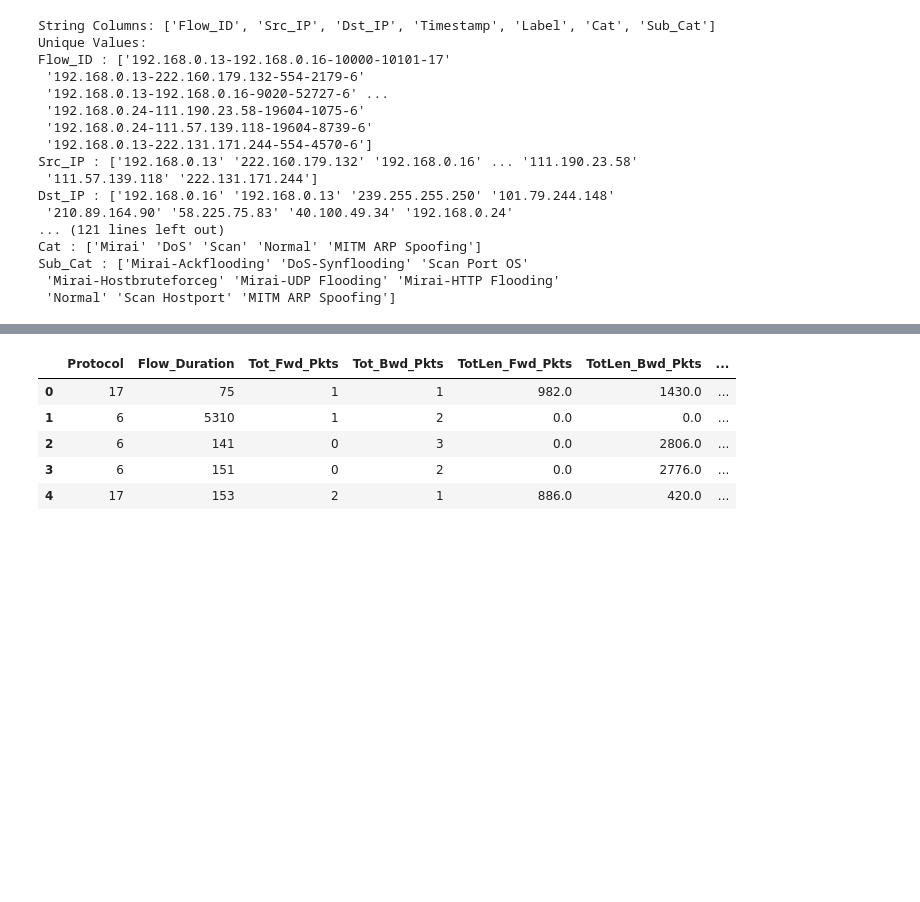
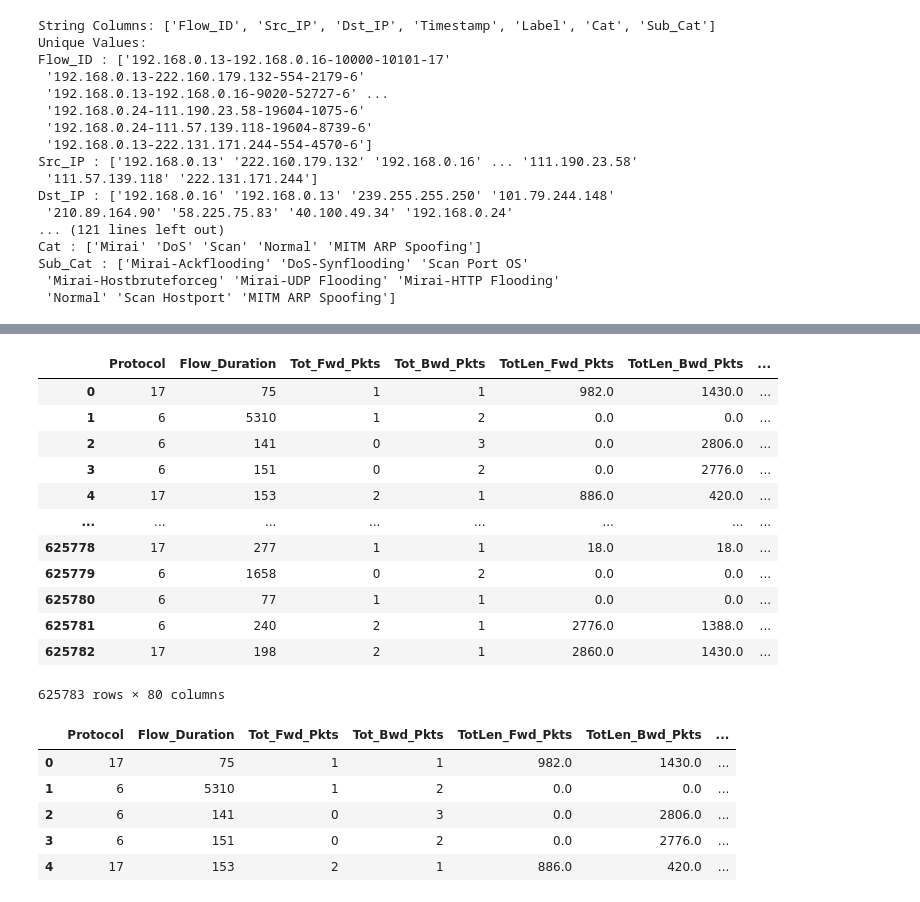
Before and after one commit to nnhieutrung/NIDS-FedML, a Jupyter notebook: src/dataset/split_dataset.ipynb, the cells around one changed output, grey strips where cells are left out. Drawn from its saved outputs; the diff is of its cells as text; code cells hidden in the pictures; blank space fills up the shorter version.

```diff
--- a/src/dataset/split_dataset.ipynb
+++ b/src/dataset/split_dataset.ipynb
@@ -80,0 +101,42 @@ df = df[['Protocol', 'Flow_Duration', 'Tot_Fwd_Pkts', 'Tot_Bwd_Pkts',
+# %%
+# Convert numeric columns to numeric type
+numeric_cols = df[['Protocol', 'Flow_Duration', 'Tot_Fwd_Pkts', 'Tot_Bwd_Pkts',
+       'TotLen_Fwd_Pkts', 'TotLen_Bwd_Pkts', 'Fwd_Pkt_Len_Max',
+       'Fwd_Pkt_Len_Min', 'Fwd_Pkt_Len_Mean', 'Fwd_Pkt_Len_Std',
+       'Bwd_Pkt_Len_Max', 'Bwd_Pkt_Len_Min', 'Bwd_Pkt_Len_Mean',
+       'Bwd_Pkt_Len_Std', 'Flow_Byts/s', 'Flow_Pkts/s', 'Flow_IAT_Mean',
+       'Flow_IAT_Std', 'Flow_IAT_Max', 'Flow_IAT_Min', 'Fwd_IAT_Tot',
+       'Fwd_IAT_Mean', 'Fwd_IAT_Std', 'Fwd_IAT_Max', 'Fwd_IAT_Min',
+       'Bwd_IAT_Tot', 'Bwd_IAT_Mean', 'Bwd_IAT_Std', 'Bwd_IAT_Max',
+       'Bwd_IAT_Min', 'Fwd_PSH_Flags', 'Bwd_PSH_Flags', 'Fwd_URG_Flags',
+       'Bwd_URG_Flags', 'Fwd_Header_Len', 'Bwd_Header_Len', 'Fwd_Pkts/s',
+       'Bwd_Pkts/s', 'Pkt_Len_Min', 'Pkt_Len_Max', 'Pkt_Len_Mean',
+       'Pkt_Len_Std', 'Pkt_Len_Var', 'FIN_Flag_Cnt', 'SYN_Flag_Cnt',
+       'RST_Flag_Cnt', 'PSH_Flag_Cnt', 'ACK_Flag_Cnt', 'URG_Flag_Cnt',
+       'CWE_Flag_Count', 'ECE_Flag_Cnt', 'Down/Up_Ratio', 'Pkt_Size_Avg',
+       'Fwd_Seg_Size_Avg', 'Bwd_Seg_Size_Avg', 'Fwd_Byts/b_Avg',
+       'Fwd_Pkts/b_Avg', 'Fwd_Blk_Rate_Avg', 'Bwd_Byts/b_Avg',
+       'Bwd_Pkts/b_Avg', 'Bwd_Blk_Rate_Avg', 'Subflow_Fwd_Pkts',
+       'Subflow_Fwd_Byts', 'Subflow_Bwd_Pkts', 'Subflow_Bwd_Byts',
+       'Init_Fwd_Win_Byts', 'Init_Bwd_Win_Byts', 'Fwd_Act_Data_Pkts',
+       'Fwd_Seg_Size_Min', 'Active_Mean', 'Active_Std', 'Active_Max',
+       'Active_Min', 'Idle_Mean', 'Idle_Std', 'Idle_Max', 'Idle_Min']]
+# Calculate IQR for each numeric column
+Q1 = numeric_cols.quantile(0.25)
+Q3 = numeric_cols.quantile(0.75)
+IQR = Q3 - Q1
+
+# Define a threshold for outlier detection
+threshold = 1.5
+
+# Remove rows with values outside the IQR range in numeric columns
+filtered_numeric_cols = numeric_cols[~((numeric_cols < (Q1 - threshold * IQR)) | (numeric_cols > (Q3 + threshold * IQR))).any(axis=1)]
+
+# Merge filtered numeric columns with non-numeric columns
+filtered_df = df.loc[filtered_numeric_cols.index]
+
+print("Original DataFrame:")
+print(df)
+
+print("\nDataFrame after removing outliers from numeric columns:")
+print(filtered_df)
@@ -81,3 +163,19 @@ df = df[['Protocol', 'Flow_Duration', 'Tot_Fwd_Pkts', 'Tot_Bwd_Pkts',
+# %%
+numeric_cols
+# %% [output]
+|  | Protocol | Flow_Duration | Tot_Fwd_Pkts | Tot_Bwd_Pkts | TotLen_Fwd_Pkts | TotLen_Bwd_Pkts | ... |
+| 0 | 17 | 75 | 1 | 1 | 982.0 | 1430.0 | ... |
+| 1 | 6 | 5310 | 1 | 2 | 0.0 | 0.0 | ... |
+| 2 | 6 | 141 | 0 | 3 | 0.0 | 2806.0 | ... |
+| 3 | 6 | 151 | 0 | 2 | 0.0 | 2776.0 | ... |
+| 4 | 17 | 153 | 2 | 1 | 886.0 | 420.0 | ... |
+| ... | ... | ... | ... | ... | ... | ... | ... |
+| 625778 | 17 | 277 | 1 | 1 | 18.0 | 18.0 | ... |
+| 625779 | 6 | 1658 | 0 | 2 | 0.0 | 0.0 | ... |
+| 625780 | 6 | 77 | 1 | 1 | 0.0 | 0.0 | ... |
+| 625781 | 6 | 240 | 2 | 1 | 2776.0 | 1388.0 | ... |
+| 625782 | 17 | 198 | 2 | 1 | 2860.0 | 1430.0 | ... |
+625783 rows × 80 columns
 # %%
 df.head()
 # %% [output]
```
Also changed, not shown: parts of 12 cells of this notebook, 6 other files.
